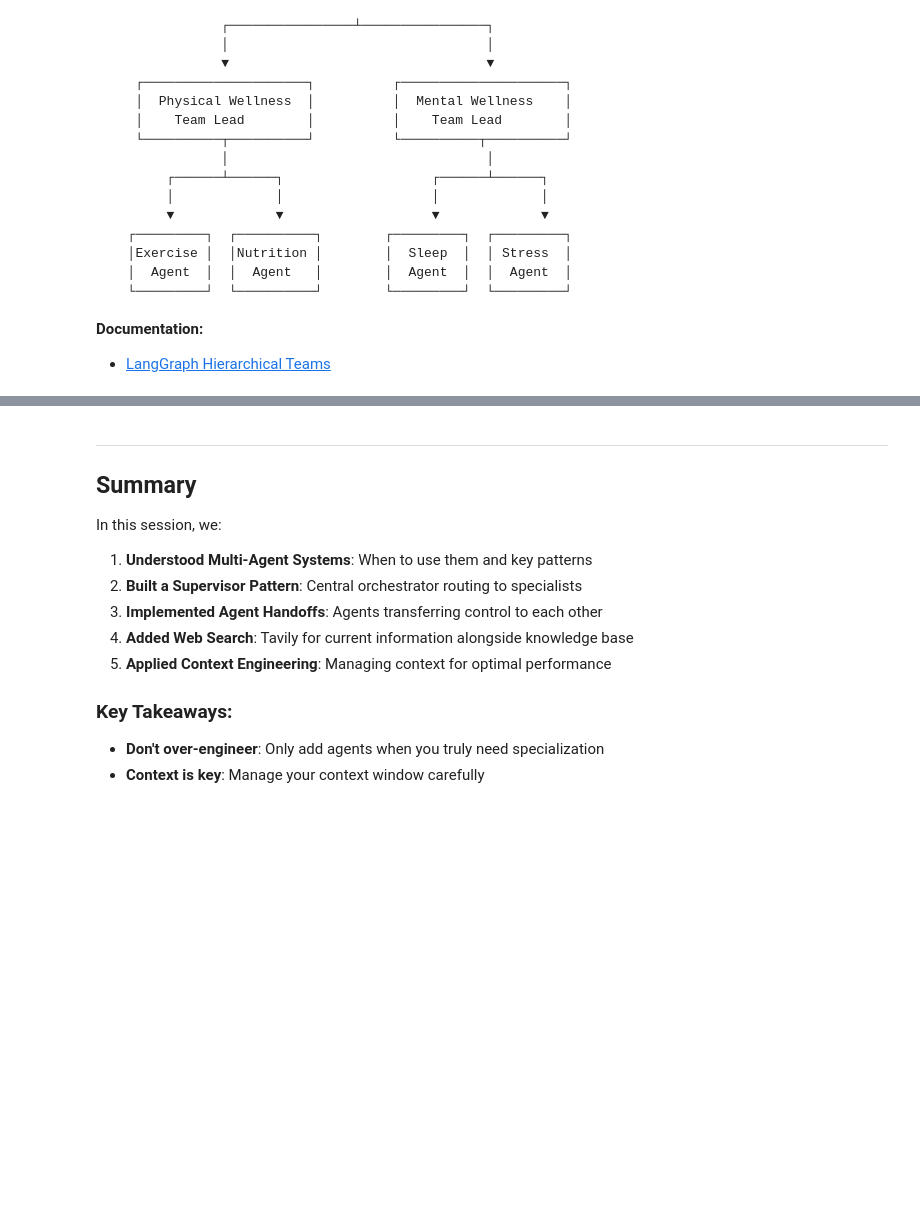
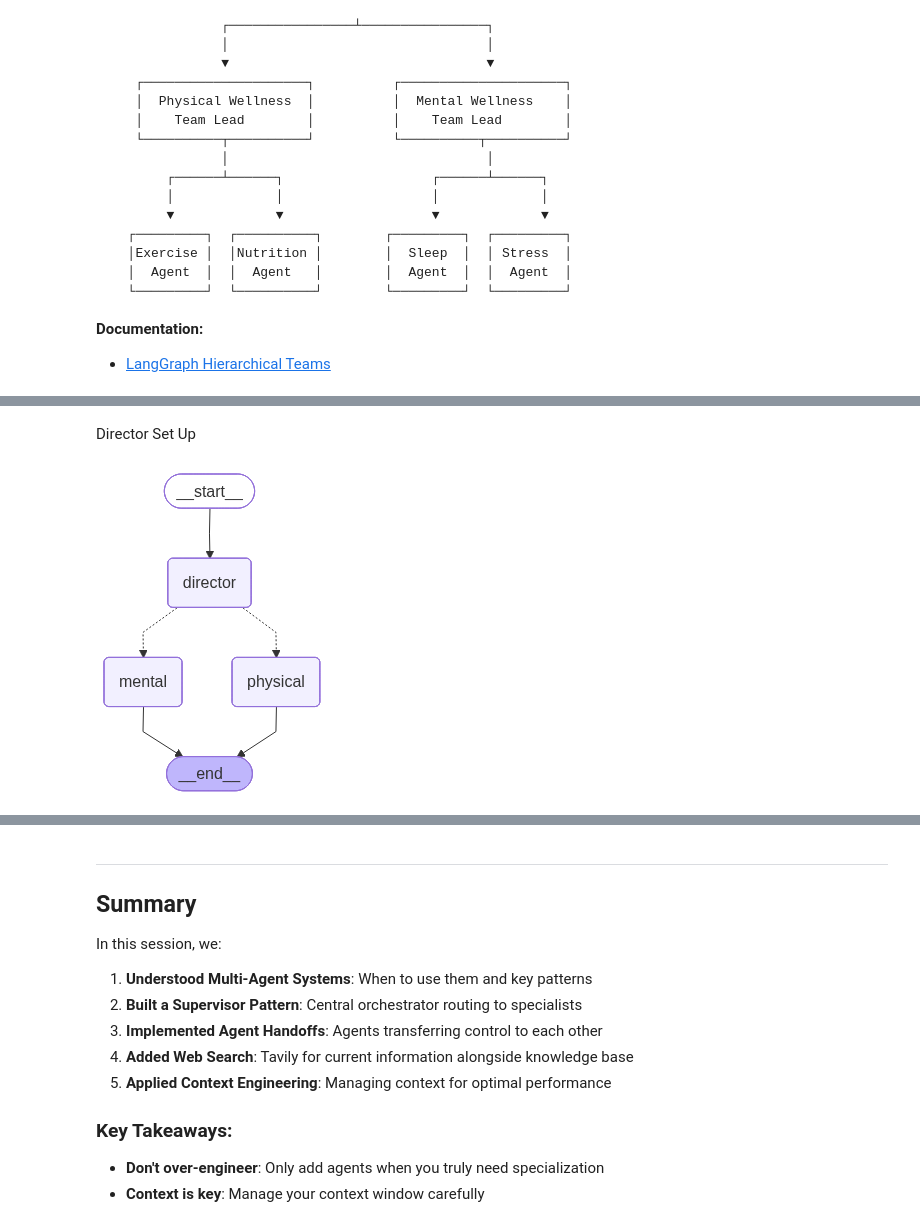
Before and after one commit to dwold113/AIE9, a Jupyter notebook: 05_Multi_Agent_with_LangGraph/Multi_Agent_Applications_Assignment.ipynb, the cells around one changed output, grey strips where cells are left out. Cells and saved outputs as stored; diff of their text form; code cells hidden in the pictures; blank space fills up the shorter version.

```diff
--- a/05_Multi_Agent_with_LangGraph/Multi_Agent_Applications_Assignment.ipynb
+++ b/05_Multi_Agent_with_LangGraph/Multi_Agent_Applications_Assignment.ipynb
@@ -1225,0 +1415,71 @@ Route to the appropriate team based on the user's question."""),
+# %% [markdown]
+Director Set Up
+# %%
+
+class DirectorState(TypedDict):
+    """State for the top-level director."""
+    messages: Annotated[list[BaseMessage], add_messages]
+    next: str
+
+class DirectorRouterOutput(BaseModel):
+    """Director routing decision to teams."""
+    team: Literal["physical", "mental"]
+    reasoning: str
+
+director_prompt = ChatPromptTemplate.from_messages([
+    ("system", """You are the Wellness Director overseeing two teams:
+- physical: Physical Wellness Team (exercise, nutrition)
+- mental: Mental Wellness Team (sleep, stress)
+
+# Route to the appropriate team based on the user's question."""),
+    ("human", "Question: {question}")
+])
+director_routing_llm = supervisor_llm.with_structured_output(DirectorRouterOutput)
+
+def director_node(state: DirectorState):
+    """The supervisor decides which agent to route to."""
+    # Get the user's question from the last human message
+
+    user_question = ""
+    for msg in reversed(state["messages"]):
+        if isinstance(msg, HumanMessage):
+            user_question = msg.content
+            break
+
+    # Get routing decision
+    prompt_value = director_prompt.invoke({"question": user_question})
+    result = director_routing_llm.invoke(prompt_value)
+
+    print(f"[Supervisor GPT-5.2] Routing to: {result.team}")
+    print(f"  Reason: {result.reasoning}")
+
+    return {"next": result.team}
+
+# director_node = create_agent_node(director_node, "director")
+
+main_graph = StateGraph[DirectorState, None, DirectorState, DirectorState](DirectorState)
+
+main_graph.add_node("director", director_node)
+main_graph.add_node("physical", physical_team_graph)
+main_graph.add_node("mental", mental_team_graph)
+
+main_graph.add_edge(START, "director")
+main_graph.add_conditional_edges(
+    "director",
+    route_to_specialist,
+    {"physical": "physical", "mental": "mental"}
+)
+main_graph.add_edge("physical", END)
+main_graph.add_edge("mental", END)
+
+main_team_graph = main_graph.compile()
+
+try:
+    from IPython.display import display, Image
+    display(Image(main_team_graph.get_graph().draw_mermaid_png()))
+except Exception as e:
+    print(f"Could not display graph: {e}")
+    print("\nGraph structure:")
+    print(main_team_graph.get_graph().draw_ascii())
+# %% [output]
+[figure, added]
```
Also changed, not shown: parts of 21 cells of this notebook.
